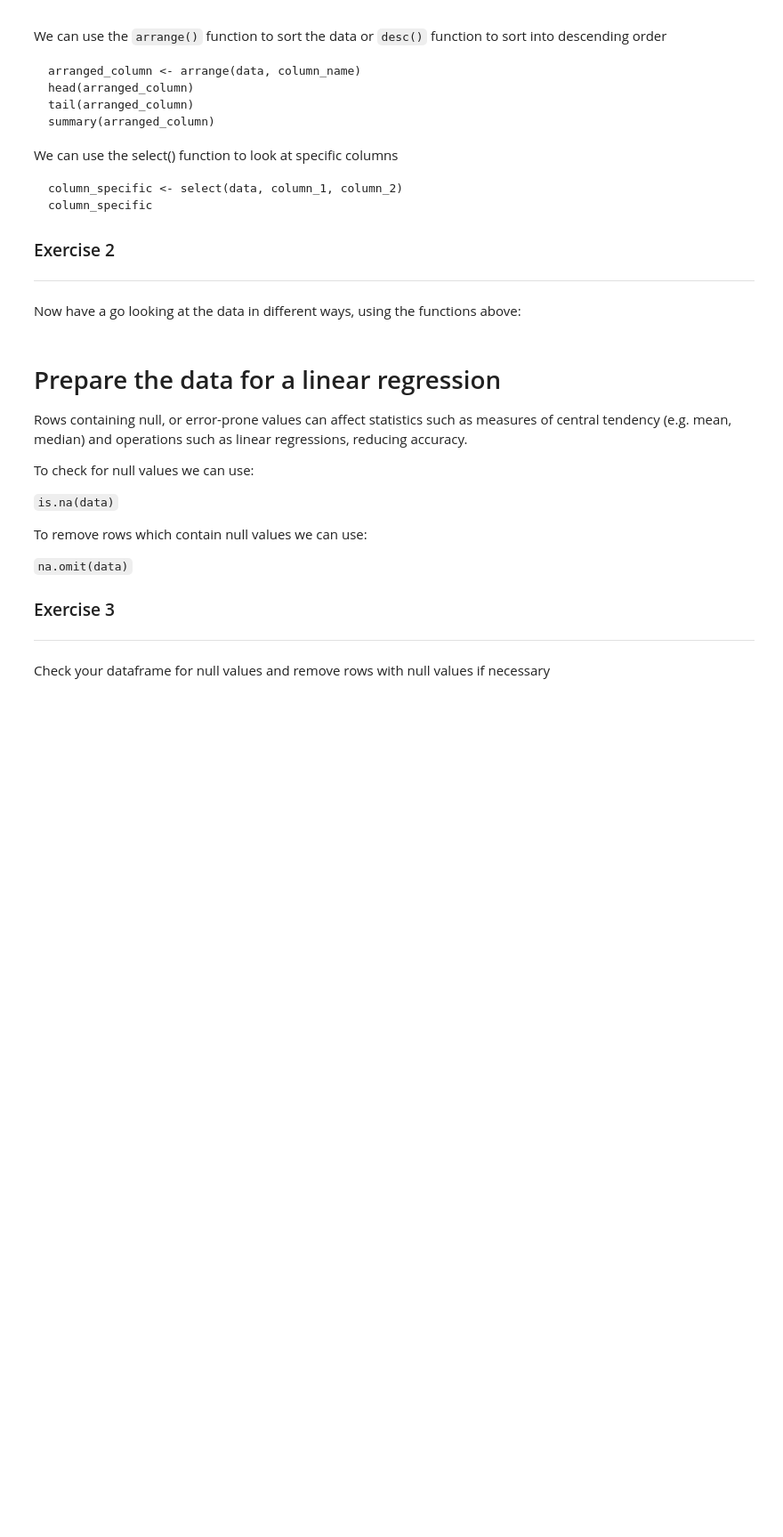
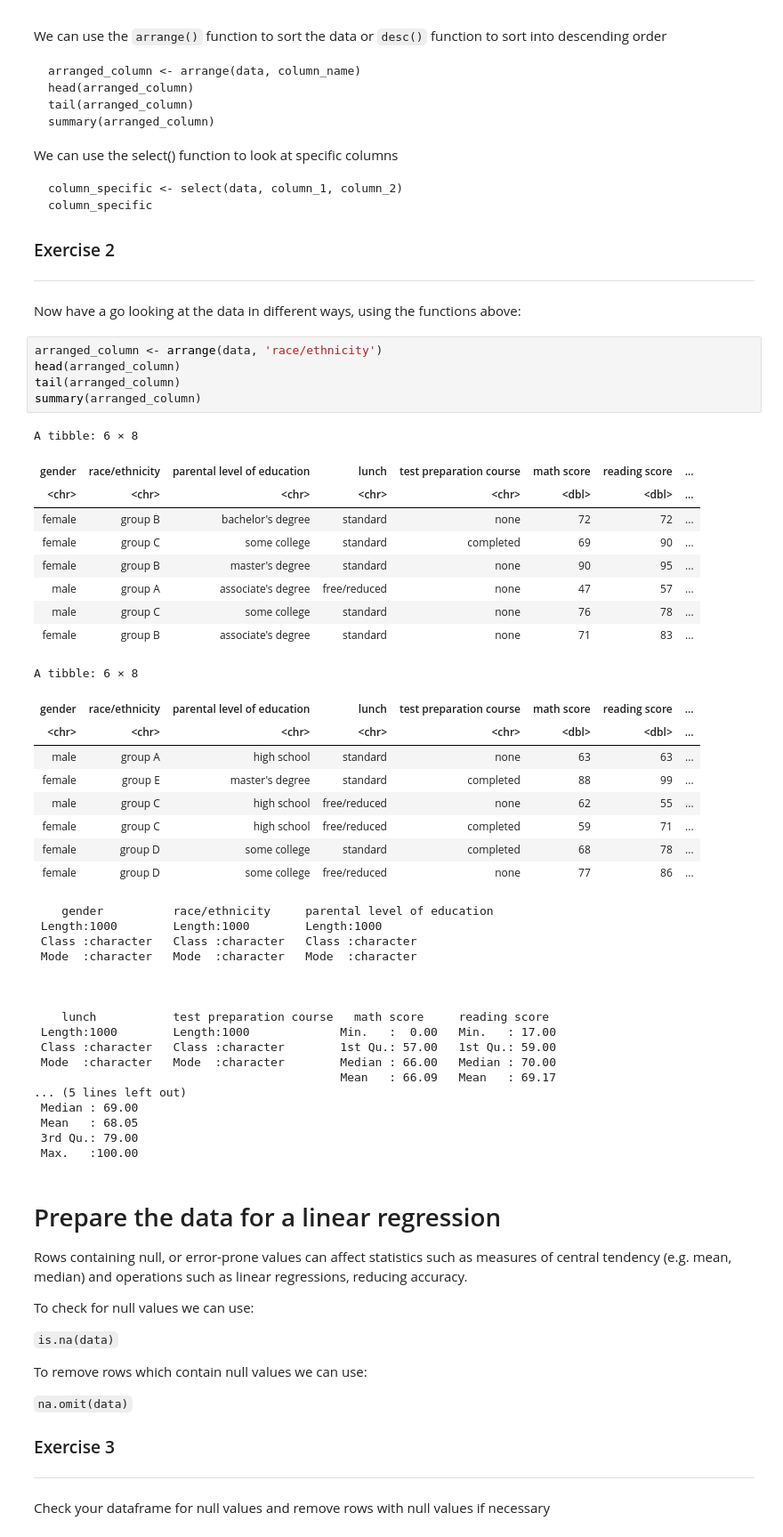
Before and after one commit to mrsferret/Code-Division, a Jupyter notebook: Worksheets/6_R_worksheet.ipynb, the cells around one changed output. Shown at 89% size. Cells and saved outputs as stored; diff of their text form; blank space fills up the shorter version.

```diff
--- a/Worksheets/6_R_worksheet.ipynb
+++ b/Worksheets/6_R_worksheet.ipynb
@@ -162,6 +162,47 @@ column_specific
 ---
 
 Now have a go looking at the data in different ways, using the functions above:
+# %%
+arranged_column <- arrange(data, 'race/ethnicity')
+head(arranged_column)
+tail(arranged_column)
+summary(arranged_column)
+# %% [output]
+A tibble: 6 × 8
+| gender | race/ethnicity | parental level of education | lunch | test preparation course | math score | reading score | ... |
+| <chr> | <chr> | <chr> | <chr> | <chr> | <dbl> | <dbl> | ... |
+| female | group B | bachelor's degree | standard | none | 72 | 72 | ... |
+| female | group C | some college | standard | completed | 69 | 90 | ... |
+| female | group B | master's degree | standard | none | 90 | 95 | ... |
+| male | group A | associate's degree | free/reduced | none | 47 | 57 | ... |
+| male | group C | some college | standard | none | 76 | 78 | ... |
+| female | group B | associate's degree | standard | none | 71 | 83 | ... |
+A tibble: 6 × 8
+| gender | race/ethnicity | parental level of education | lunch | test preparation course | math score | reading score | ... |
+| <chr> | <chr> | <chr> | <chr> | <chr> | <dbl> | <dbl> | ... |
+| male | group A | high school | standard | none | 63 | 63 | ... |
+| female | group E | master's degree | standard | completed | 88 | 99 | ... |
+| male | group C | high school | free/reduced | none | 62 | 55 | ... |
+| female | group C | high school | free/reduced | completed | 59 | 71 | ... |
+| female | group D | some college | standard | completed | 68 | 78 | ... |
+| female | group D | some college | free/reduced | none | 77 | 86 | ... |
+    gender          race/ethnicity     parental level of education
+ Length:1000        Length:1000        Length:1000
+ Class :character   Class :character   Class :character
+ Mode  :character   Mode  :character   Mode  :character
+
+
+
+    lunch           test preparation course   math score     reading score
+ Length:1000        Length:1000             Min.   :  0.00   Min.   : 17.00
+ Class :character   Class :character        1st Qu.: 57.00   1st Qu.: 59.00
+ Mode  :character   Mode  :character        Median : 66.00   Median : 70.00
+                                            Mean   : 66.09   Mean   : 69.17
+... (5 lines left out)
+ Median : 69.00
+ Mean   : 68.05
+ 3rd Qu.: 79.00
+ Max.   :100.00
 # %% [markdown]
 # Prepare the data for a linear regression
 
```
Also changed, not shown: parts of 5 cells of this notebook.
